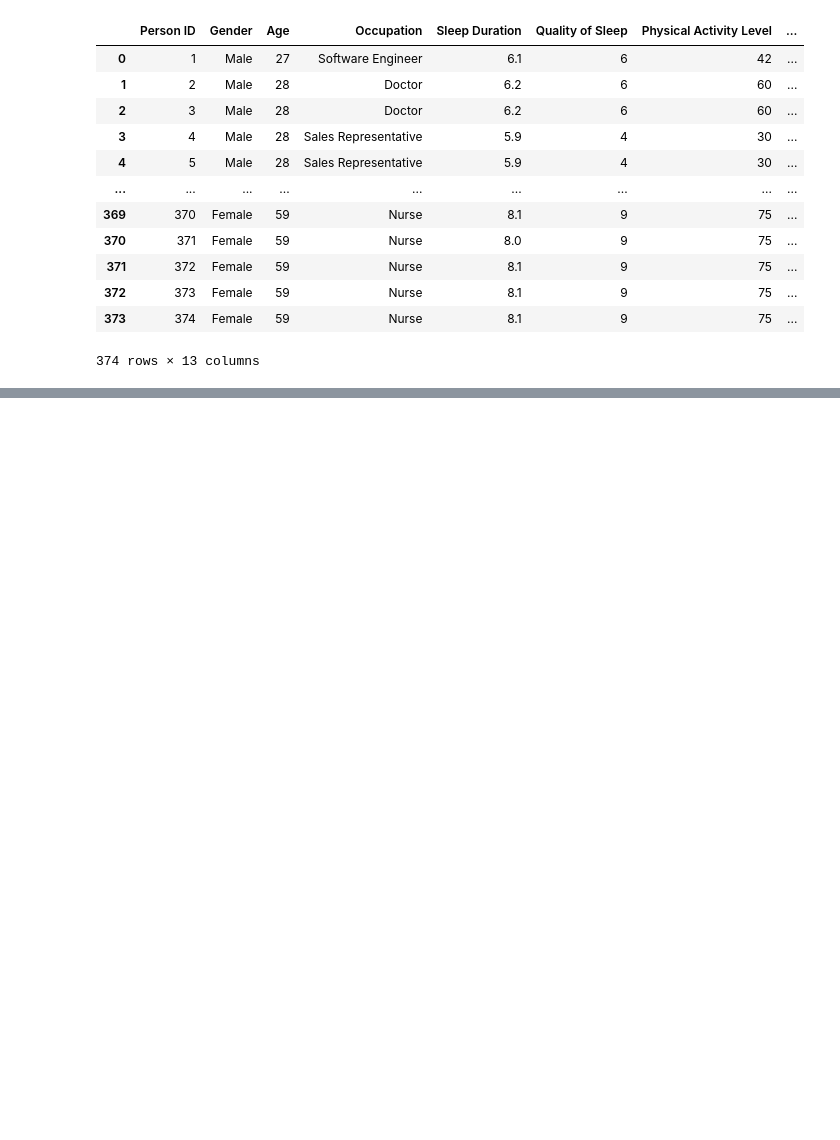
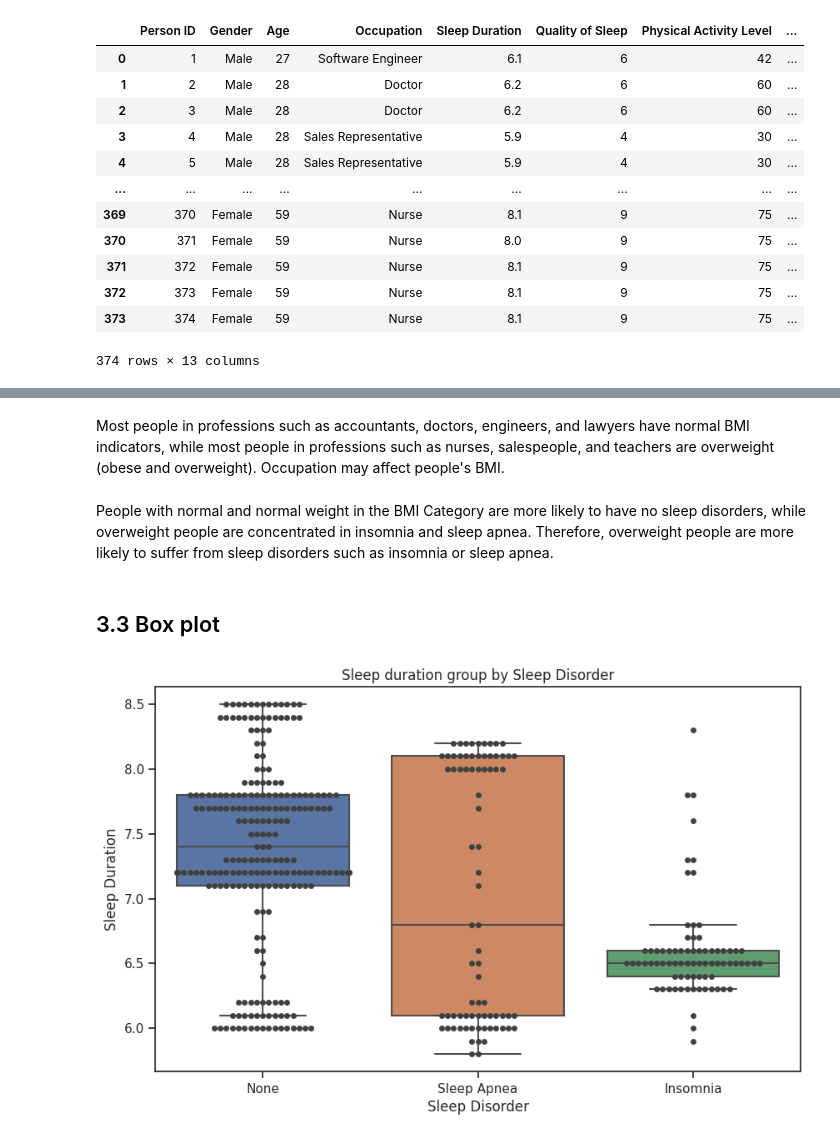
Before and after one commit to AKAEon/STQD6014, a Jupyter notebook: project2.ipynb, the cells around one changed output, grey strips where cells are left out. Cells and saved outputs as stored; diff of their text form; code cells hidden in the pictures; blank space fills up the shorter version.

```diff
--- a/project2.ipynb
+++ b/project2.ipynb
@@ -75,0 +159,17 @@ plt.figure(figsize = (8,8))
+# %% [markdown]
+Most people in professions such as accountants, doctors, engineers, and lawyers have normal BMI indicators, while most people in professions such as nurses, salespeople, and teachers are overweight (obese and overweight).
+Occupation may affect people's BMI.
+# %% [markdown]
+People with normal and normal weight in the BMI Category are more likely to have no sleep disorders, while overweight people are concentrated in insomnia and sleep apnea. Therefore, overweight people are more likely to suffer from sleep disorders such as insomnia or sleep apnea.
+# %% [markdown]
+## 3.3 Box plot
+# %%
+# Box plot
+# Sleep duration group by Sleep Disorder
+plt.figure(figsize=(10, 6))
+sns.boxplot(x='Sleep Disorder', y='Sleep Duration', data=data, showfliers=False)
+sns.swarmplot(x='Sleep Disorder', y='Sleep Duration', data=data, color=".25")
+plt.title('Sleep duration group by Sleep Disorder')
+plt.show()
+# %% [output]
+[figure, added]
```
Also changed, not shown: parts of 35 cells of this notebook.
